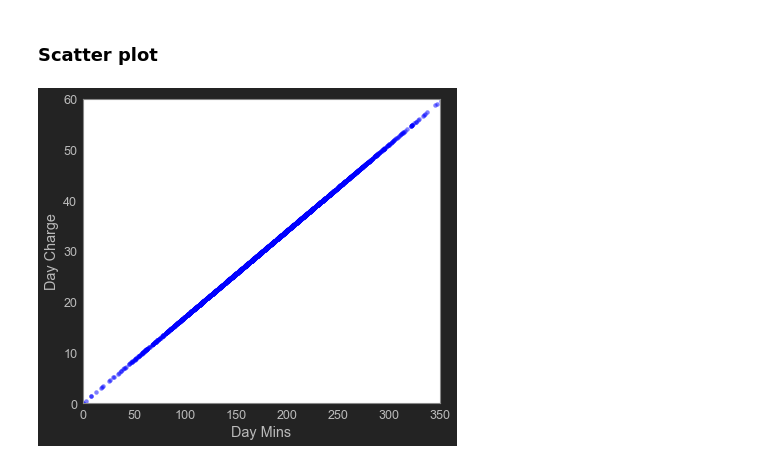
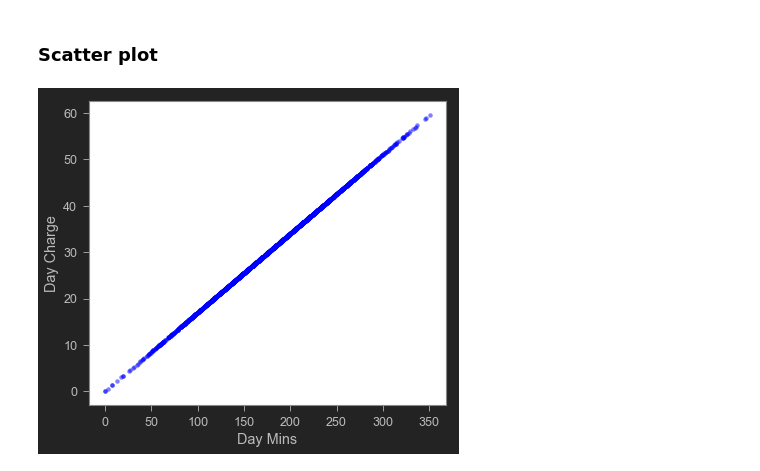
Before and after one commit to totovr/Python, a Jupyter notebook: CleanData/Plots.ipynb, the cells around one changed output. Saved outputs shown, nothing was run; the diff lists cells and outputs as text; code cells hidden in the pictures.

```diff
--- a/CleanData/Plots.ipynb
+++ b/CleanData/Plots.ipynb
@@ -26,9 +26,7 @@ data.head()
 ### Scatter plot
 # %%
 ax = data.plot( kind='scatter', x="Day Mins", y="Day Charge", c='Blue', alpha=0.5, linewidth=0)
-ax.set_ylim((0, 60))
-ax.set_xlim((0, 350))
 # Specify background color for the axis/plot
 ax.set_facecolor("#ffffff")
 # %% [output]
-[figure, old version]
+[figure, new version]
```
Also changed, not shown: parts of 3 cells of this notebook.
